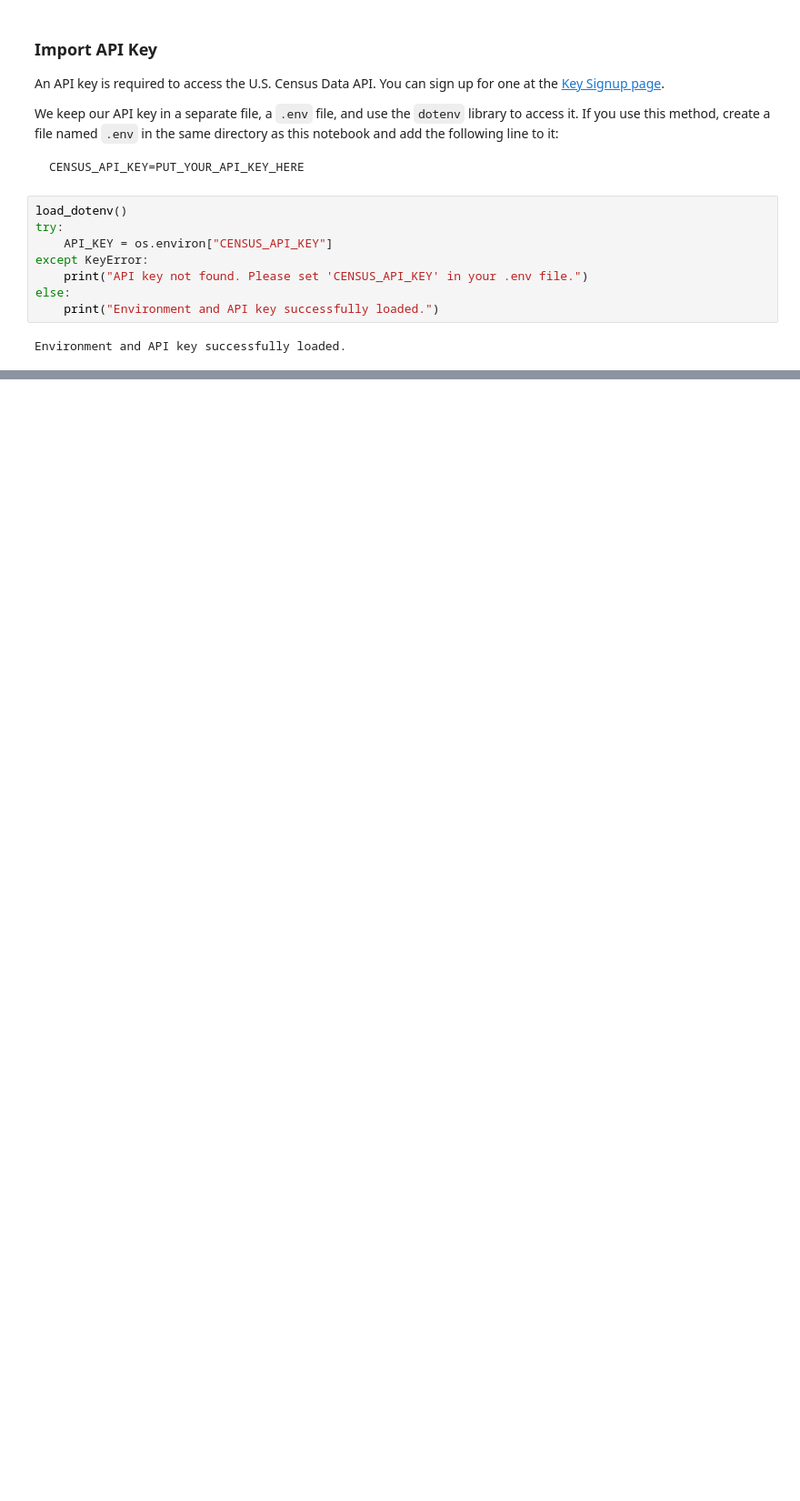
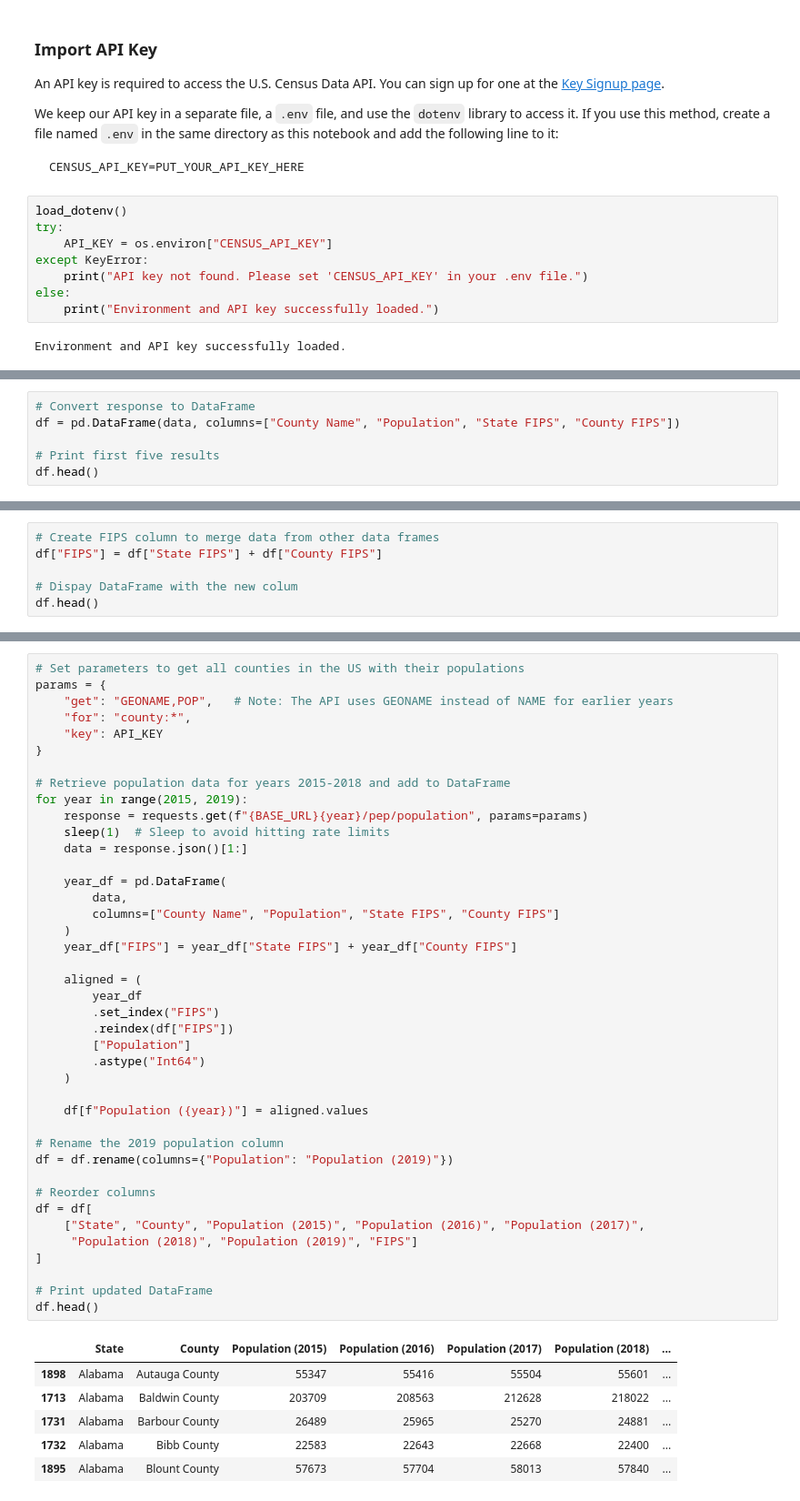
Before and after one commit to UA-Libraries-Research-Data-Services/UALIB_ScholarlyAPI_Cookbook, a Jupyter notebook: src/python/us-census.ipynb, the cells around one changed output, grey strips where cells are left out. Shown at 91% size. Cells and saved outputs as stored; diff of their text form; blank space fills up the shorter version.

```diff
--- a/src/python/us-census.ipynb
+++ b/src/python/us-census.ipynb
@@ -90,0 +88,6 @@ except requests.exceptions.RequestException as e:
+# %%
+# Convert response to DataFrame
+df = pd.DataFrame(data, columns=["County Name", "Population", "State FIPS", "County FIPS"])
+
+# Print first five results
+df.head()
@@ -90,0 +145,6 @@ except requests.exceptions.RequestException as e:
+# %%
+# Create FIPS column to merge data from other data frames
+df["FIPS"] = df["State FIPS"] + df["County FIPS"]
+
+# Dispay DataFrame with the new colum
+df.head()
@@ -90,0 +158,48 @@ except requests.exceptions.RequestException as e:
+# %%
+# Set parameters to get all counties in the US with their populations
+params = {
+    "get": "GEONAME,POP",   # Note: The API uses GEONAME instead of NAME for earlier years
+    "for": "county:*",
+    "key": API_KEY
+}
+
+# Retrieve population data for years 2015-2018 and add to DataFrame
+for year in range(2015, 2019):
+    response = requests.get(f"{BASE_URL}{year}/pep/population", params=params)
+    sleep(1)  # Sleep to avoid hitting rate limits
+    data = response.json()[1:]
+
+    year_df = pd.DataFrame(
+        data,
+        columns=["County Name", "Population", "State FIPS", "County FIPS"]
+    )
+    year_df["FIPS"] = year_df["State FIPS"] + year_df["County FIPS"]
+
+    aligned = (
+        year_df
+        .set_index("FIPS")
+        .reindex(df["FIPS"])
+        ["Population"]
+        .astype("Int64")
+    )
+
+    df[f"Population ({year})"] = aligned.values
+
+# Rename the 2019 population column
+df = df.rename(columns={"Population": "Population (2019)"})
+
+# Reorder columns
+df = df[
+    ["State", "County", "Population (2015)", "Population (2016)", "Population (2017)",
+     "Population (2018)", "Population (2019)", "FIPS"]
+]
+
+# Print updated DataFrame
+df.head()
+# %% [output]
+|  | State | County | Population (2015) | Population (2016) | Population (2017) | Population (2018) | ... |
+| 1898 | Alabama | Autauga County | 55347 | 55416 | 55504 | 55601 | ... |
+| 1713 | Alabama | Baldwin County | 203709 | 208563 | 212628 | 218022 | ... |
+| 1731 | Alabama | Barbour County | 26489 | 25965 | 25270 | 24881 | ... |
+| 1732 | Alabama | Bibb County | 22583 | 22643 | 22668 | 22400 | ... |
+| 1895 | Alabama | Blount County | 57673 | 57704 | 58013 | 57840 | ... |
```
Also changed, not shown: parts of 26 cells of this notebook, 18 other files.
